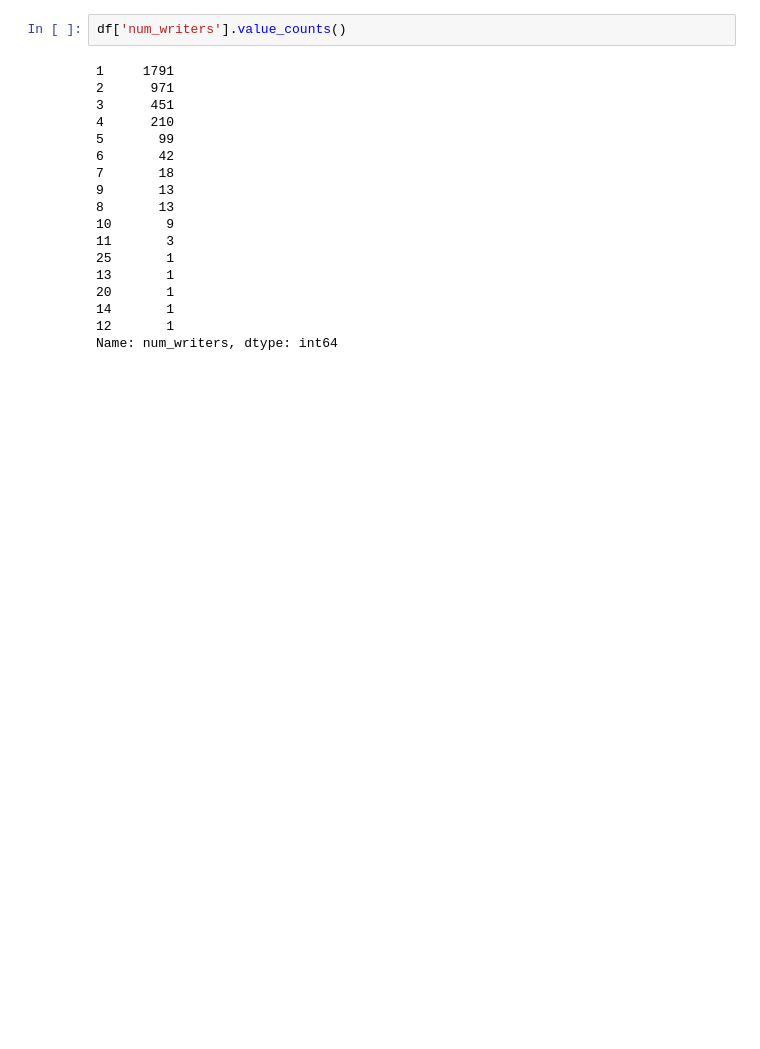
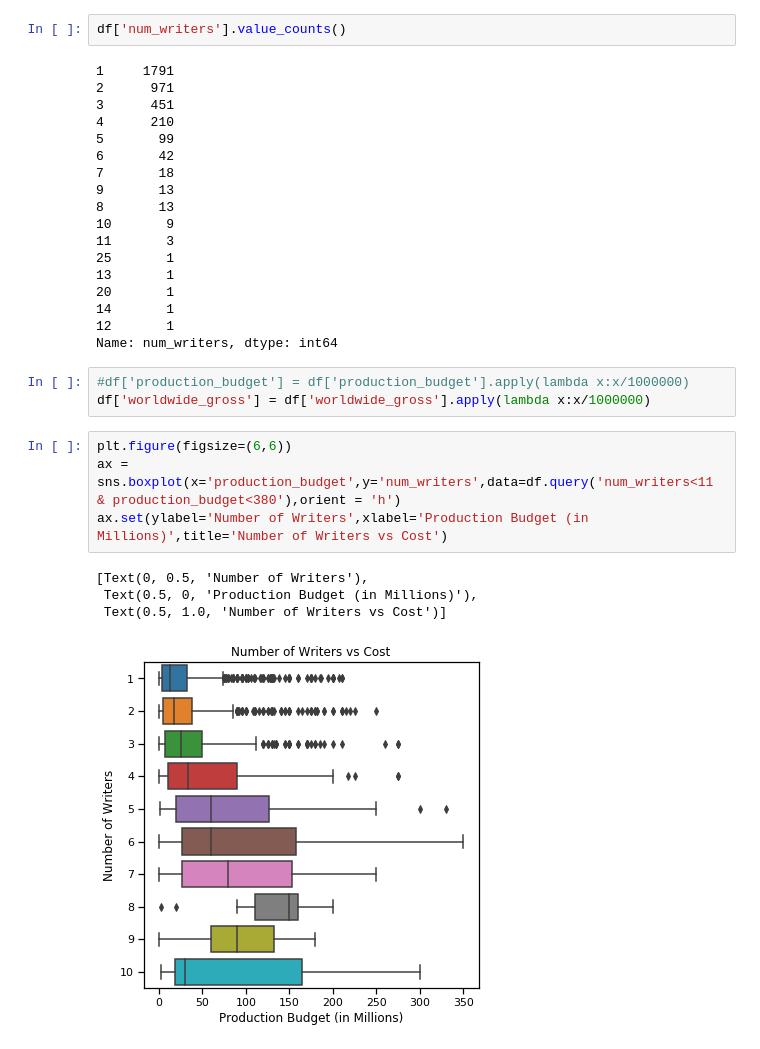
Before and after one commit to anbillinger/dsc-mod-1-project-v2-1-onl01-dtsc-ft-041320, a Jupyter notebook: Writers and Directors.ipynb, the cells around one changed output. Drawn from its saved outputs; the diff is of its cells as text; blank space fills up the shorter version.

```diff
--- a/Writers and Directors.ipynb
+++ b/Writers and Directors.ipynb
@@ -86,3 +89,15 @@ df['num_writers'].value_counts()
 14       1
 12       1
 Name: num_writers, dtype: int64
+# %%
+#df['production_budget'] = df['production_budget'].apply(lambda x:x/1000000)
+df['worldwide_gross'] = df['worldwide_gross'].apply(lambda x:x/1000000)
+# %%
+plt.figure(figsize=(6,6))
+ax = sns.boxplot(x='production_budget',y='num_writers',data=df.query('num_writers<11 & production_budget<380'),orient = 'h')
+ax.set(ylabel='Number of Writers',xlabel='Production Budget (in Millions)',title='Number of Writers vs Cost')
+# %% [output]
+[Text(0, 0.5, 'Number of Writers'),
+ Text(0.5, 0, 'Production Budget (in Millions)'),
+ Text(0.5, 1.0, 'Number of Writers vs Cost')]
+[figure, added]
```
Also changed, not shown: parts of 16 cells of this notebook, 6 other files.
